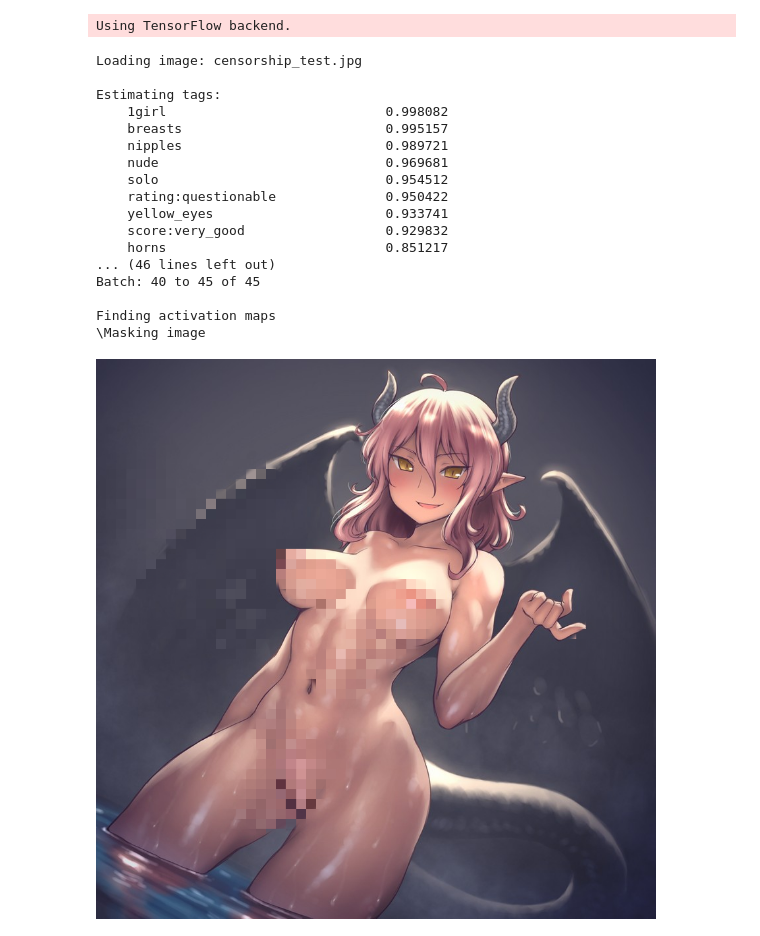
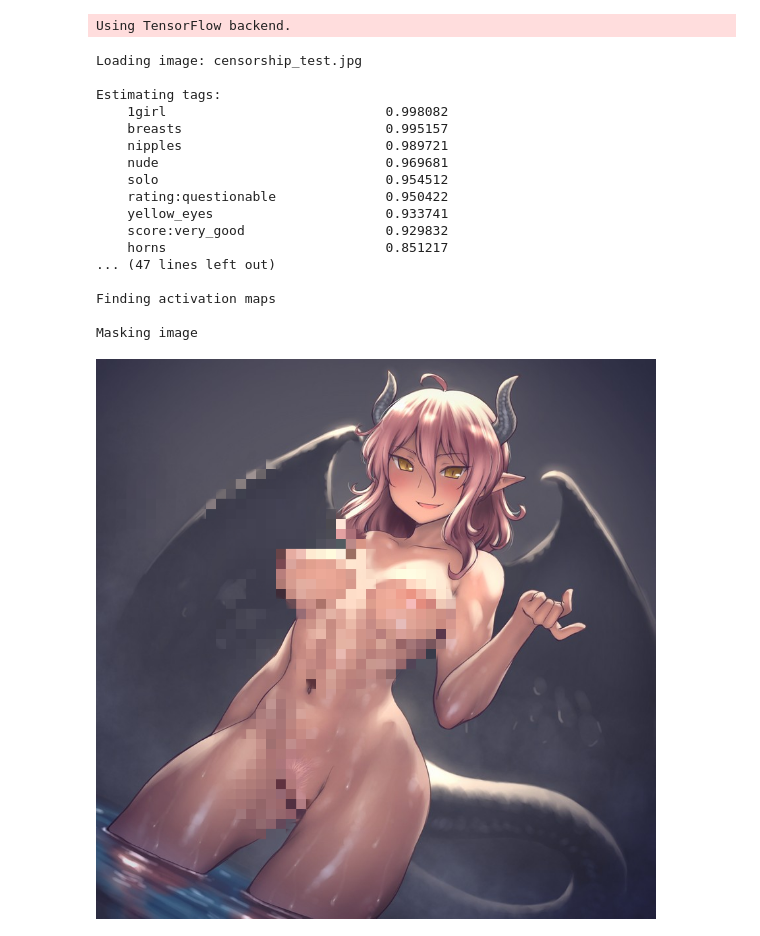
Before and after one commit to halcy/DeepDanbooruActivationMaps, a Jupyter notebook: DeepDanbooru-ActivationMaps-Censorship.ipynb, the cells around one changed output. Saved outputs shown, nothing was run; the diff lists cells and outputs as text; code cells hidden in the pictures.

```diff
--- a/DeepDanbooru-ActivationMaps-Censorship.ipynb
+++ b/DeepDanbooru-ActivationMaps-Censorship.ipynb
@@ -102,6 +102,16 @@ def show_tags(result_tags):
     """
     for tag in result_tags.keys():
         print('    {0: <32} {1:04f}'.format(tag, result_tags[tag]))
+
+def get_likelihood(image_array, tags):
+    """
+    Decode and return mean likelihood of given tags
+    """
+    results = decode_tags(image_array, threshold = 0.0)
+    sum_likelihood = 0.0
+    for tag in tags:
+        sum_likelihood += results[tag]
+    return sum_likelihood / len(tags)
 # %%
 ##
 # Actual gradcam code
@@ -308,38 +367,43 @@ print("\nFinding gradients")
 result_tag_list = list(tags.keys())
 gradcam_maps = dict(zip(result_tag_list, gradcam(image_array, result_tag_list, batch_size = 5, verbose = True)))
 
 # Process gradients
 print("\nFinding activation maps")
 gradcam_maps_processed = dict(zip(gradcam_maps.keys(), list(map(postprocess_grads, gradcam_maps.values()))))
 
 # Which tags to pixelate out
 # TODO: Automatically adjust threshold by using the recognizer
 tags_to_mask = [
     [["rating:questionable", "rating:explicit"], 0.5],
     [["nipples", "breasts"], 0.15]
 ]
-tags_to_keep = ["rating:safe", "tail", "water", "pointy_ears"]
+tags_to_keep = ["rating:safe", "tail", "water", "pointy_ears", "solo"]
 
 # Apply pixelation and show
-print("\Masking image")
-result = mask_image(image_fullres, gradcam_maps_processed, tags_to_mask, tags_to_keep)
-result
+print("\nMasking image")
+tags_to_mask = [
+    ["breasts"],
+    ["pussy"],
+]
+tags_to_keep = ["rating:safe", "tail", "water", "pointy_ears", "solo", "yellow_eyes", "navel"]
+
+mask_fullres_image(image_fullres, gradcam_maps_processed, tags_to_mask, tags_to_keep)
 # %% [output]
 Loading image: censorship_test.jpg
 
 Estimating tags:
     1girl                            0.998082
     breasts                          0.995157
     nipples                          0.989721
     nude                             0.969681
     solo                             0.954512
     rating:questionable              0.950422
     yellow_eyes                      0.933741
     score:very_good                  0.929832
     horns                            0.851217
-... (46 lines left out)
-Batch: 40 to 45 of 45
+... (47 lines left out)
 
 Finding activation maps
-\Masking image
+
+Masking image
-[figure, old version]
+[figure, new version]
```
Also changed, not shown: parts of 1 cell of this notebook, 1 other file.
